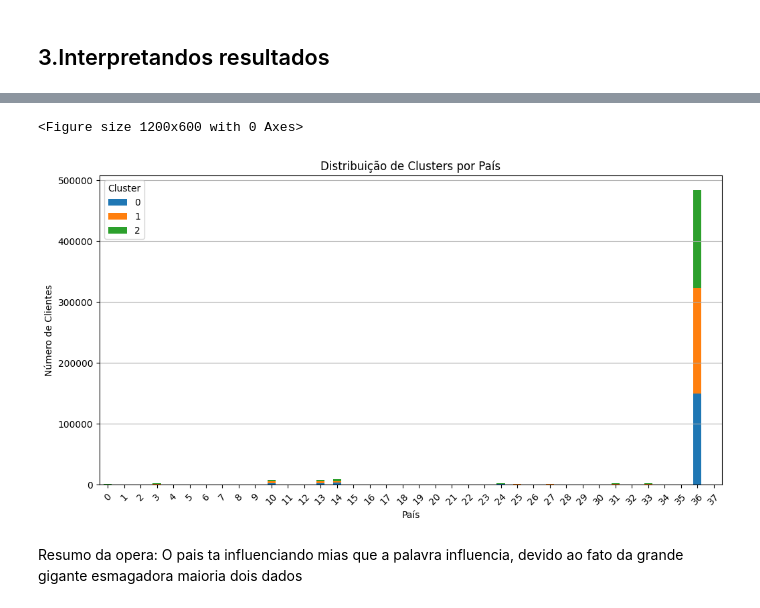
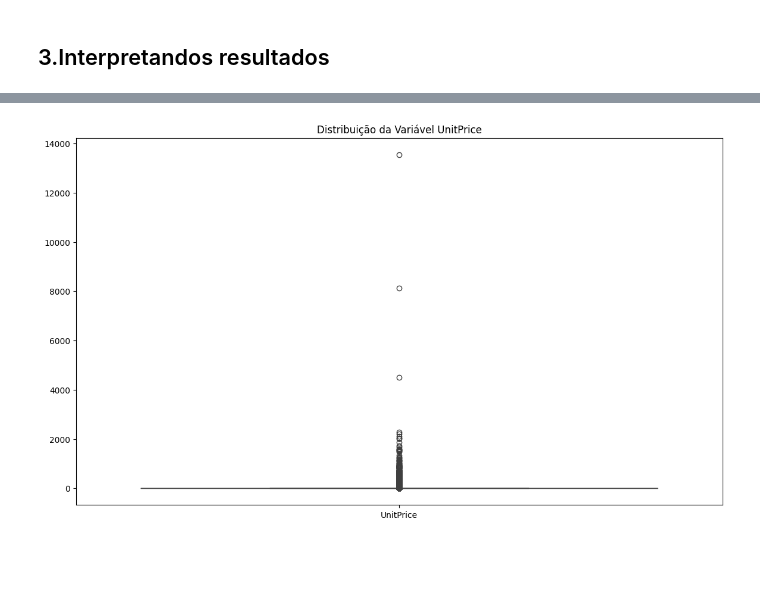
Before and after one commit to HammadN98/Estudos-de-caso, a Jupyter notebook: clusterizacao_Estudo_de_caso.ipynb, the cells around one changed output, grey strips where cells are left out. Drawn from its saved outputs; the diff is of its cells as text; code cells hidden in the pictures; blank space fills up the shorter version.

```diff
--- a/clusterizacao_Estudo_de_caso.ipynb
+++ b/clusterizacao_Estudo_de_caso.ipynb
@@ -731,19 +710,7 @@ Passing `palette` without assigning `hue` is deprecated and will be removed in v
-# %%
-plt.figure(figsize=(12, 6))
-
-# Criar gráfico de barras
-country_cluster = data_final.groupby(['Country', 'Cluster']).size().unstack(fill_value=0)
-country_cluster.plot(kind='bar', stacked=True, figsize=(12, 6))
-
-plt.title('Distribuição de Clusters por País')
-plt.xlabel('País')
-plt.ylabel('Número de Clientes')
-plt.xticks(rotation=45)
-plt.legend(title='Cluster')
-plt.grid(axis='y')
-plt.show()
-# %% [output]
-<Figure size 1200x600 with 0 Axes>
-[figure, removed]
-# %% [markdown]
-Resumo da opera: O pais ta influenciando mias que a palavra influencia, devido ao fato da grande gigante esmagadora maioria dois dados
+# %%
+plt.figure(figsize=(14, 8))
+sns.boxplot(data=dados_sinteticos[['UnitPrice']])
+plt.title('Distribuição da Variável UnitPrice')
+plt.show()
+# %% [output]
+[figure, added]
```
Also changed, not shown: parts of 33 cells of this notebook.
